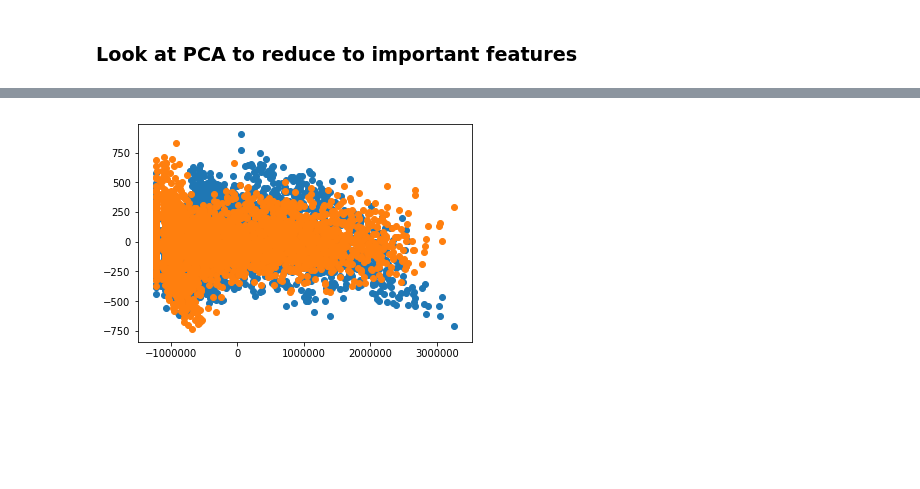
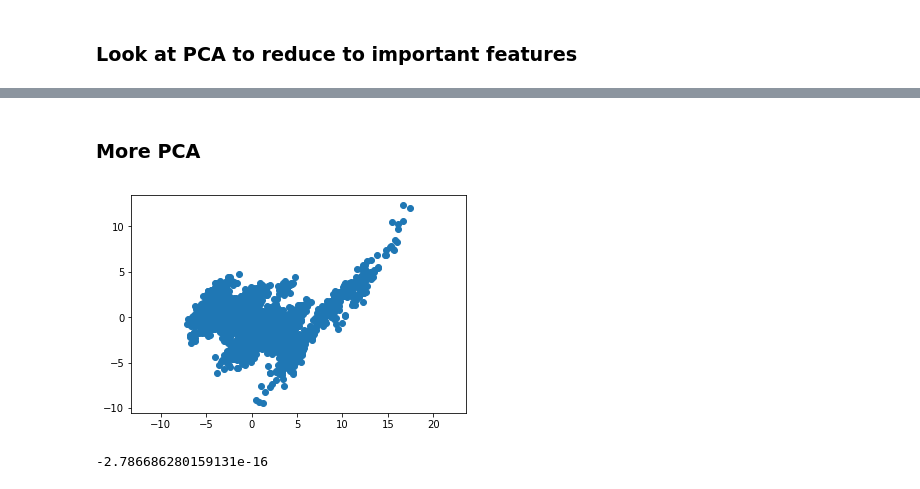
Before and after one commit to jgphillips77/BaseBall, a Jupyter notebook: ipynb/05-Features.ipynb, the cells around one changed output, grey strips where cells are left out. Saved outputs shown, nothing was run; the diff lists cells and outputs as text; code cells hidden in the pictures; blank space fills up the shorter version.

```diff
--- a/ipynb/05-Features.ipynb
+++ b/ipynb/05-Features.ipynb
@@ -269,12 +280,41 @@ plt.show()  # resulting eigenvectors
-# %%
-plt.scatter(PCA_1, PCA_3)
-plt.scatter(PCA_1, PCA_4)
-plt.show()  # resulting eigenvectors
-# %% [output]
-[figure, removed]
 # %%
 new_reduced = pd.DataFrame(reduced)
 # %%
 # Pickle when ready
 teams_num.to_pickle('data/teams_num.p')
 new_reduced.to_pickle('data/new_reduced.p')
+# %% [markdown]
+### More PCA
+# %%
+scaler = StandardScaler()
+scaler.fit(X)
+X_scaled = scaler.transform(X)
+# %%
+from sklearn.decomposition import PCA
+from scipy.stats import pearsonr
+
+# Create PCA instance: model
+model = PCA()
+
+# Apply the fit_transform method of model to : pca_features
+pca_features = model.fit_transform(X_scaled)
+
+# Assign 0th column of pca_features: xs
+xs = pca_features[:,0]
+
+# Assign 1st column of pca_features: ys
+ys = pca_features[:,1]
+
+# Scatter plot xs vs ys
+plt.scatter(xs, ys)
+plt.axis('equal')
+plt.show()
+
+# Calculate the Pearson correlation of xs and ys
+correlation, pvalue = pearsonr(xs, ys)
+
+# Display the correlation
+print(correlation)
+# %% [output]
+[figure, added]
+-2.786686280159131e-16
```
Also changed, not shown: parts of 20 cells of this notebook, 13 other files.
